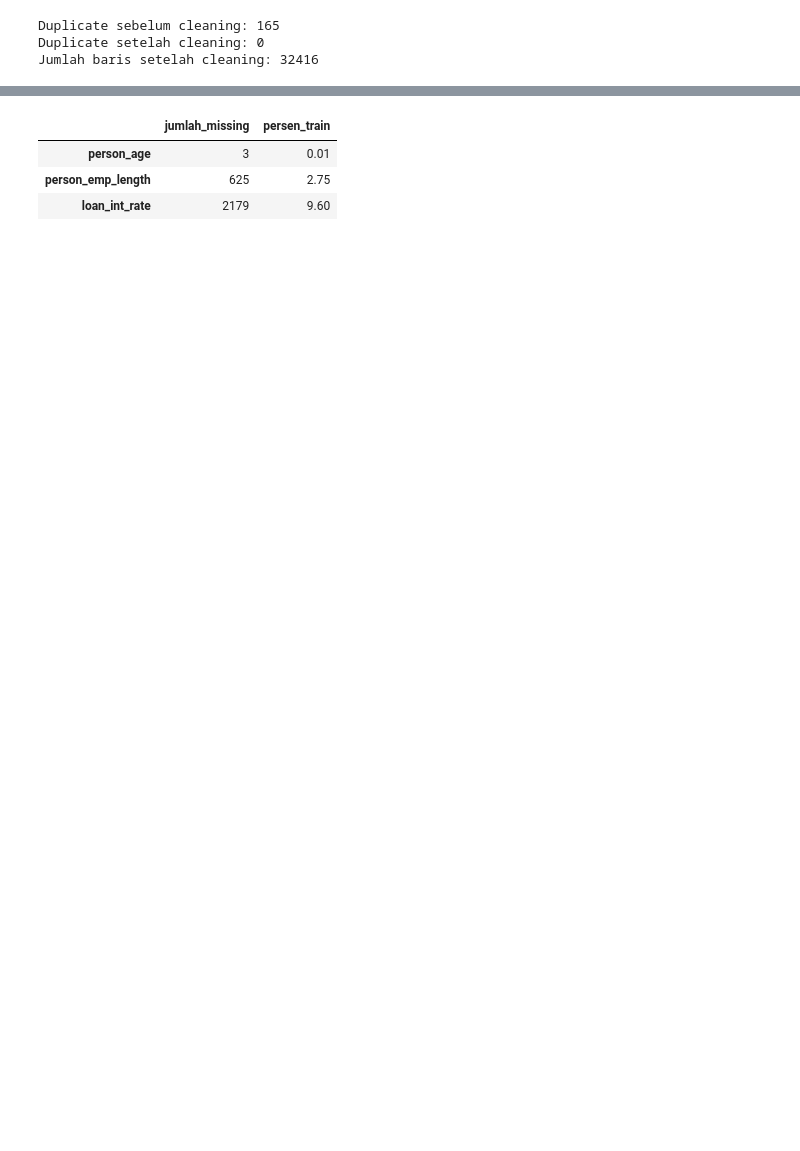
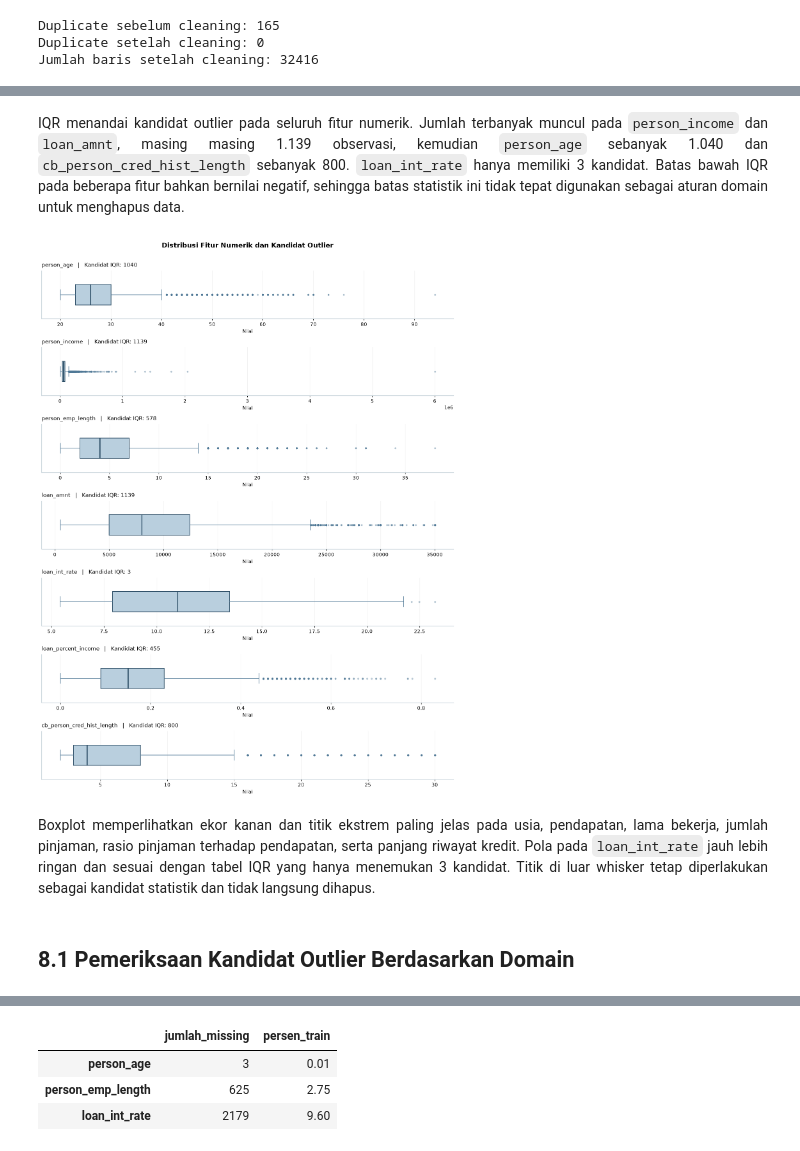
Before and after one commit to khansafiryal/Preprocessing_DSMBC, a Jupyter notebook: DSMBC_Day2_Preprocessing.ipynb, the cells around one changed output, grey strips where cells are left out. Cells and saved outputs as stored; diff of their text form; code cells hidden in the pictures; blank space fills up the shorter version.

```diff
--- a/DSMBC_Day2_Preprocessing.ipynb
+++ b/DSMBC_Day2_Preprocessing.ipynb
@@ -243,0 +356,71 @@ X_test_prep = X_test.copy()
+# %% [markdown]
+<div style="text-align: justify; line-height: 1.65;">IQR menandai kandidat outlier pada seluruh fitur numerik. Jumlah terbanyak muncul pada <code>person_income</code> dan <code>loan_amnt</code>, masing masing 1.139 observasi, kemudian <code>person_age</code> sebanyak 1.040 dan <code>cb_person_cred_hist_length</code> sebanyak 800. <code>loan_int_rate</code> hanya memiliki 3 kandidat. Batas bawah IQR pada beberapa fitur bahkan bernilai negatif, sehingga batas statistik ini tidak tepat digunakan sebagai aturan domain untuk menghapus data.</div>
+# %%
+fig, axes = plt.subplots(
+    len(numeric_cols),
+    1,
+    figsize=(12, 2.25 * len(numeric_cols))
+)
+
+for ax, col in zip(axes, numeric_cols):
+    values = X_train_prep[col].dropna()
+
+    row = outlier_summary.loc[
+        outlier_summary["feature"] == col
+    ].iloc[0]
+
+    ax.boxplot(
+        values,
+        orientation="horizontal",
+        patch_artist=True,
+        widths=0.42,
+        boxprops=dict(
+            facecolor=COLOR_LIGHT,
+            edgecolor=COLOR_DARK,
+            linewidth=1.2
+        ),
+        medianprops=dict(
+            color=COLOR_DARK,
+            linewidth=2
+        ),
+        whiskerprops=dict(
+            color=COLOR_PRIMARY,
+            linewidth=1.1
+        ),
+        capprops=dict(
+            color=COLOR_PRIMARY,
+            linewidth=1.1
+        ),
+        flierprops=dict(
+            marker="o",
+            markersize=2.8,
+            markerfacecolor=COLOR_PRIMARY,
+            markeredgecolor=COLOR_PRIMARY,
+            alpha=0.35
+        )
+    )
+
+    ax.set_title(
+        f"{col}   |   Kandidat IQR: {int(row['jumlah_kandidat'])}",
+        loc="left",
+        pad=8
+    )
+    ax.set_yticks([])
+    ax.set_xlabel("Nilai")
+    ax.grid(axis="x", alpha=0.16)
+
+fig.suptitle(
+    "Distribusi Fitur Numerik dan Kandidat Outlier",
+    fontsize=14,
+    weight="bold",
+    y=1.005
+)
+
+plt.tight_layout()
+plt.show()
+# %% [output]
+[figure, added]
+# %% [markdown]
+<div style="text-align: justify; line-height: 1.65;">Boxplot memperlihatkan ekor kanan dan titik ekstrem paling jelas pada usia, pendapatan, lama bekerja, jumlah pinjaman, rasio pinjaman terhadap pendapatan, serta panjang riwayat kredit. Pola pada <code>loan_int_rate</code> jauh lebih ringan dan sesuai dengan tabel IQR yang hanya menemukan 3 kandidat. Titik di luar whisker tetap diperlakukan sebagai kandidat statistik dan tidak langsung dihapus.</div>
+# %% [markdown]
+## **8.1 Pemeriksaan Kandidat Outlier Berdasarkan Domain**
```
Also changed, not shown: parts of 217 cells of this notebook.
